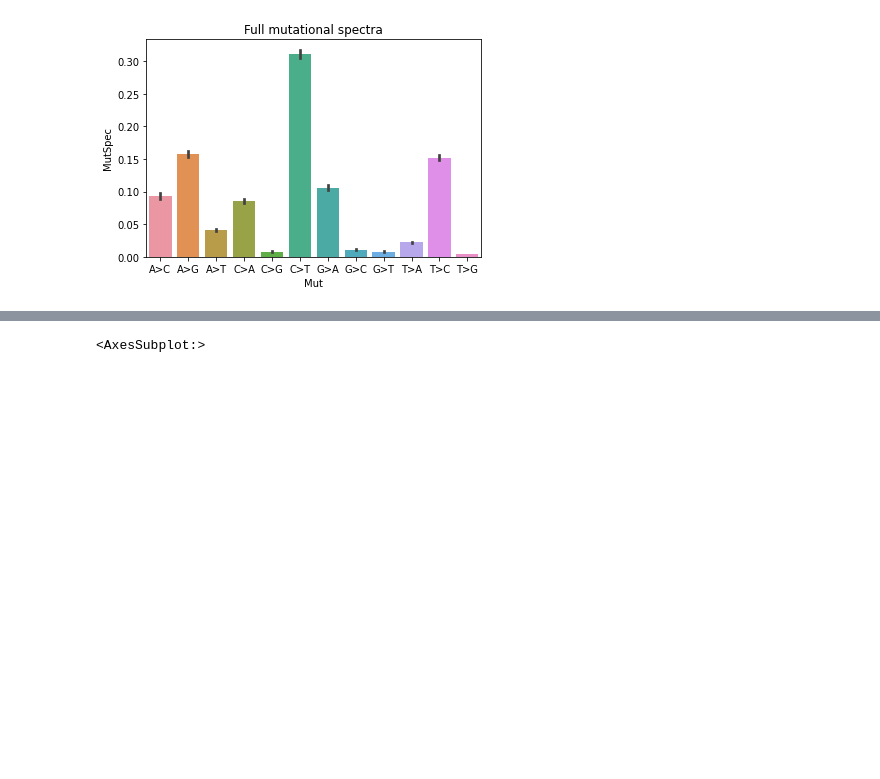
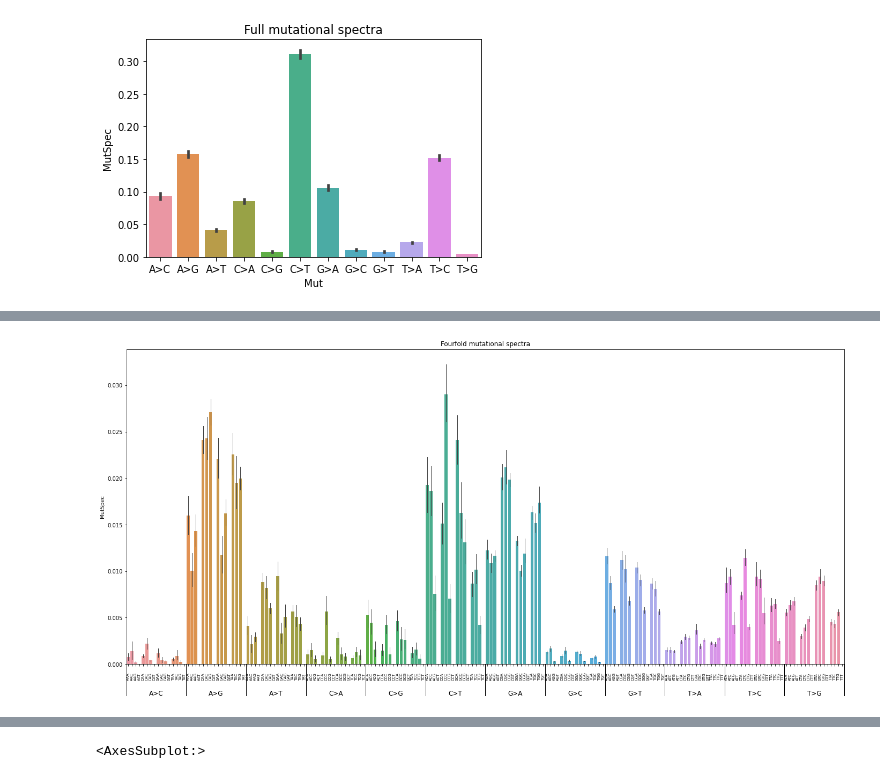
Before and after one commit to kpotoh/birds, a Jupyter notebook: nb/mut_extraction_birds.ipynb, the cells around one changed output, grey strips where cells are left out. Saved outputs shown, nothing was run; the diff lists cells and outputs as text; code cells hidden in the pictures; blank space fills up the shorter version.

```diff
--- a/nb/mut_extraction_birds.ipynb
+++ b/nb/mut_extraction_birds.ipynb
@@ -327,0 +410,8 @@ plt.show()
+# %%
+translator = str.maketrans("ACGT", "TGCA")
+
+
+def rev_comp(mut: str):
+    new_mut = mut[-1] + mut[1:-1] + mut[0]
+    new_mut = new_mut.translate(translator)
+    return new_mut
@@ -327,0 +422,11 @@ plt.show()
+# %%
+# mutations["Mut"] = mutations["Mut"].str.translate(translator)
+# mutations["MutExt"] = mutations["MutExt"].str.translate(translator)
+
+# complementation for 12comp
+edge_mutspec12_ff["Mut"] = edge_mutspec12_ff["Mut"].str.translate(translator)
+edge_mutspec12_all["Mut"] = edge_mutspec12_all["Mut"].str.translate(translator)
+
+# reverse complementation for 192comp
+edge_mutspec192_ff["Mut"] = edge_mutspec192_ff.Mut.apply(rev_comp)
+edge_mutspec192_all["Mut"] = edge_mutspec192_all.Mut.apply(rev_comp)
@@ -336,0 +469,14 @@ plt.show()
+# %%
+edge_mutspec192_ff["MutBase"] = edge_mutspec192_ff.Mut.str.get(
+    2) + ">" + edge_mutspec192_ff.Mut.str.get(4)
+edge_mutspec192_ff["Context"] = edge_mutspec192_ff.Mut.str.get(
+    0) + edge_mutspec192_ff.Mut.str.get(2) + edge_mutspec192_ff.Mut.str.get(-1)
+
+edge_mutspec192_all["MutBase"] = edge_mutspec192_all.Mut.str.get(
+    2) + ">" + edge_mutspec192_all.Mut.str.get(4)
+edge_mutspec192_all["Context"] = edge_mutspec192_all.Mut.str.get(
+    0) + edge_mutspec192_all.Mut.str.get(2) + edge_mutspec192_all.Mut.str.get(-1)
+# %%
+plot_mutspec192(edge_mutspec192_ff, "Fourfold mutational spectra")
+# %% [output]
+[figure, added]
```
Also changed, not shown: parts of 28 cells of this notebook, 2 other files.
